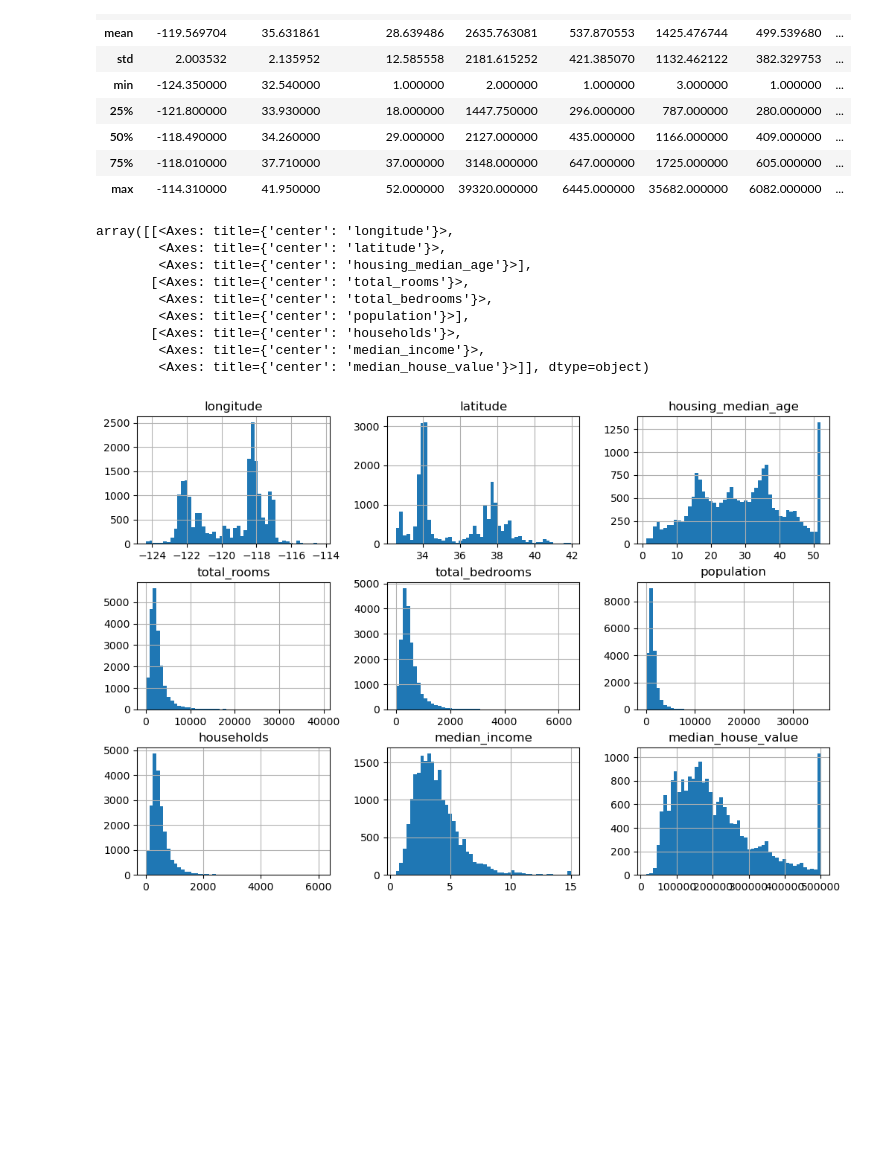
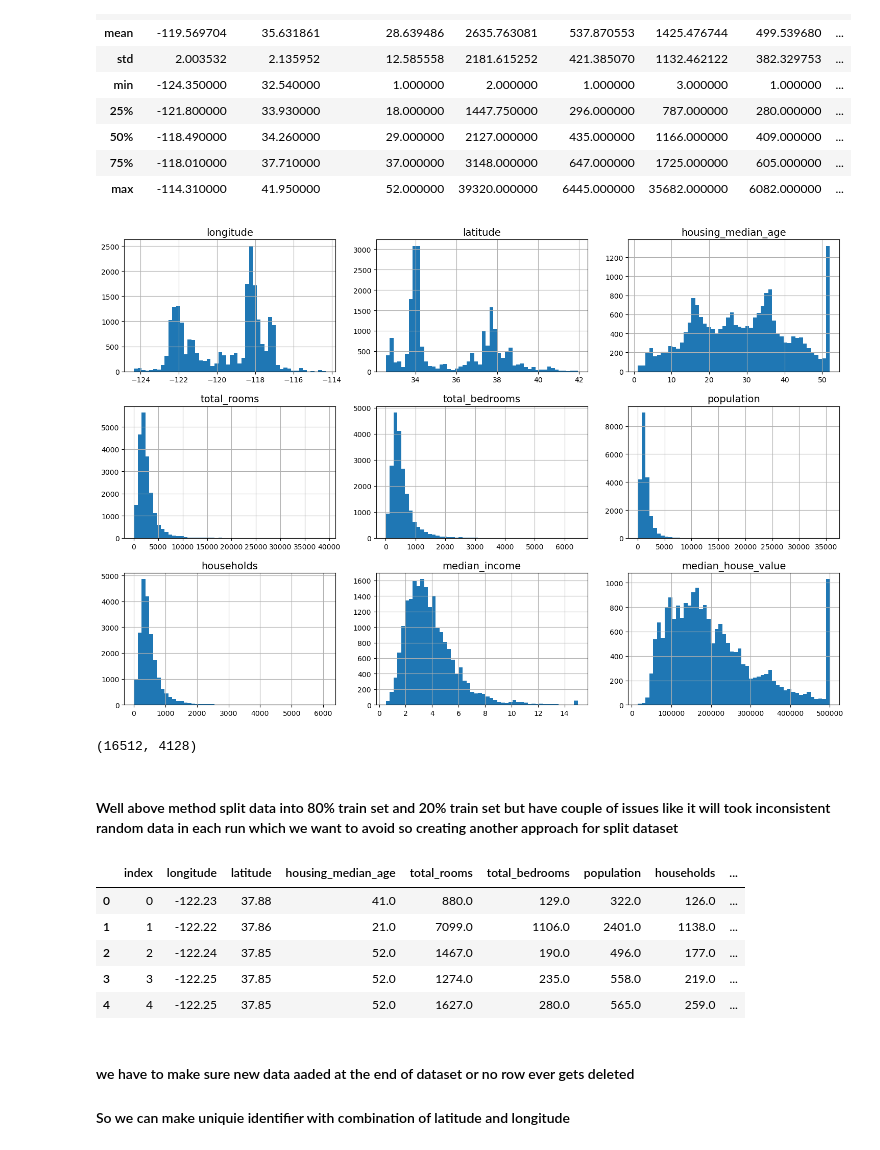
Before and after one commit to khaiwalVikrant/ai_ml_practice, a Jupyter notebook: heads_on_machine_learning/chapter_1.ipynb, the cells around one changed output. Saved outputs shown, nothing was run; the diff lists cells and outputs as text; code cells hidden in the pictures; blank space fills up the shorter version.

```diff
--- a/heads_on_machine_learning/chapter_1.ipynb
+++ b/heads_on_machine_learning/chapter_1.ipynb
@@ -18,6 +19,17 @@ def housing_data():
         with tarfile.open(tarball_path, 'r:gz') as housing_tarball:
             housing_tarball.extractall(path = "datasets", filter="data")   # extract data from .tgz file
     return pd.read_csv(Path("datasets/housing/housing.csv"))
+# %%
+# Save figures in local directory
+
+IMAGE_PATH = Path() / "images"
+IMAGE_PATH.mkdir(parents=True, exist_ok=True)
+
+def save_image(fig_id, tight_layout=True, fig_extension="png", resolution=300):
+    path = IMAGE_PATH / f"{fig_id}.{fig_extension}"
+    if tight_layout:
+        plt.tight_layout()
+    plt.savefig(path, format=fig_extension, dpi=resolution)
 # %%
 housing = housing_data()
 # %%
@@ -72,15 +84,12 @@ housing.describe() # display summary for all numerical attributes
 | 75% | -118.010000 | 37.710000 | 37.000000 | 3148.000000 | 647.000000 | 1725.000000 | 605.000000 | ... |
 | max | -114.310000 | 41.950000 | 52.000000 | 39320.000000 | 6445.000000 | 35682.000000 | 6082.000000 | ... |
 # %%
-housing.hist(bins=50, figsize=(12, 8)) #histogram plot for all numerical attributes
+housing.hist(bins=50, figsize=(15, 10)) #histogram plot for all numerical attributes
+plt.rc('font', size=14)
+plt.rc('axes', labelsize=14, titlesize=14)
+plt.rc('legend', fontsize=14)
+plt.rc('xtick', labelsize=10)
+plt.rc('ytick', labelsize=10)
+save_image("all_numerical_attributes_hist_plot")
 # %% [output]
-array([[<Axes: title={'center': 'longitude'}>,
-        <Axes: title={'center': 'latitude'}>,
-        <Axes: title={'center': 'housing_median_age'}>],
-       [<Axes: title={'center': 'total_rooms'}>,
-        <Axes: title={'center': 'total_bedrooms'}>,
-        <Axes: title={'center': 'population'}>],
-       [<Axes: title={'center': 'households'}>,
-        <Axes: title={'center': 'median_income'}>,
-        <Axes: title={'center': 'median_house_value'}>]], dtype=object)
-[figure, old version]
+[figure, new version]
@@ -86,0 +105,7 @@ array([[<Axes: title={'center': 'longitude'}>,
+# %%
+train_set, test_set = split_data(housing, 0.2)
+len(train_set), len(test_set)
+# %% [output]
+(16512, 4128)
+# %% [markdown]
+#### Well above method split data into 80% train set and 20% train set but have couple of issues like it will took inconsistent random data in each run which we want to avoid so creating another approach for split dataset
@@ -86,0 +122,14 @@ array([[<Axes: title={'center': 'longitude'}>,
+# %%
+housing_with_id = housing.reset_index() #adding an index column because we need id/index in above method
+train_set, test_set = split_data_with_instance_id_hash(housing_with_id, 0.2, "index")
+housing_with_id.head() # added an new index column
+# %% [output]
+|  | index | longitude | latitude | housing_median_age | total_rooms | total_bedrooms | population | households | ... |
+| 0 | 0 | -122.23 | 37.88 | 41.0 | 880.0 | 129.0 | 322.0 | 126.0 | ... |
+| 1 | 1 | -122.22 | 37.86 | 21.0 | 7099.0 | 1106.0 | 2401.0 | 1138.0 | ... |
+| 2 | 2 | -122.24 | 37.85 | 52.0 | 1467.0 | 190.0 | 496.0 | 177.0 | ... |
+| 3 | 3 | -122.25 | 37.85 | 52.0 | 1274.0 | 235.0 | 558.0 | 219.0 | ... |
+| 4 | 4 | -122.25 | 37.85 | 52.0 | 1627.0 | 280.0 | 565.0 | 259.0 | ... |
+# %% [markdown]
+#### we have to make sure new data aaded at the end of dataset or no row ever gets deleted
+#### So we can make uniquie identifier with combination of latitude and longitude
```
Also changed, not shown: parts of 15 cells of this notebook, 1 other file.
